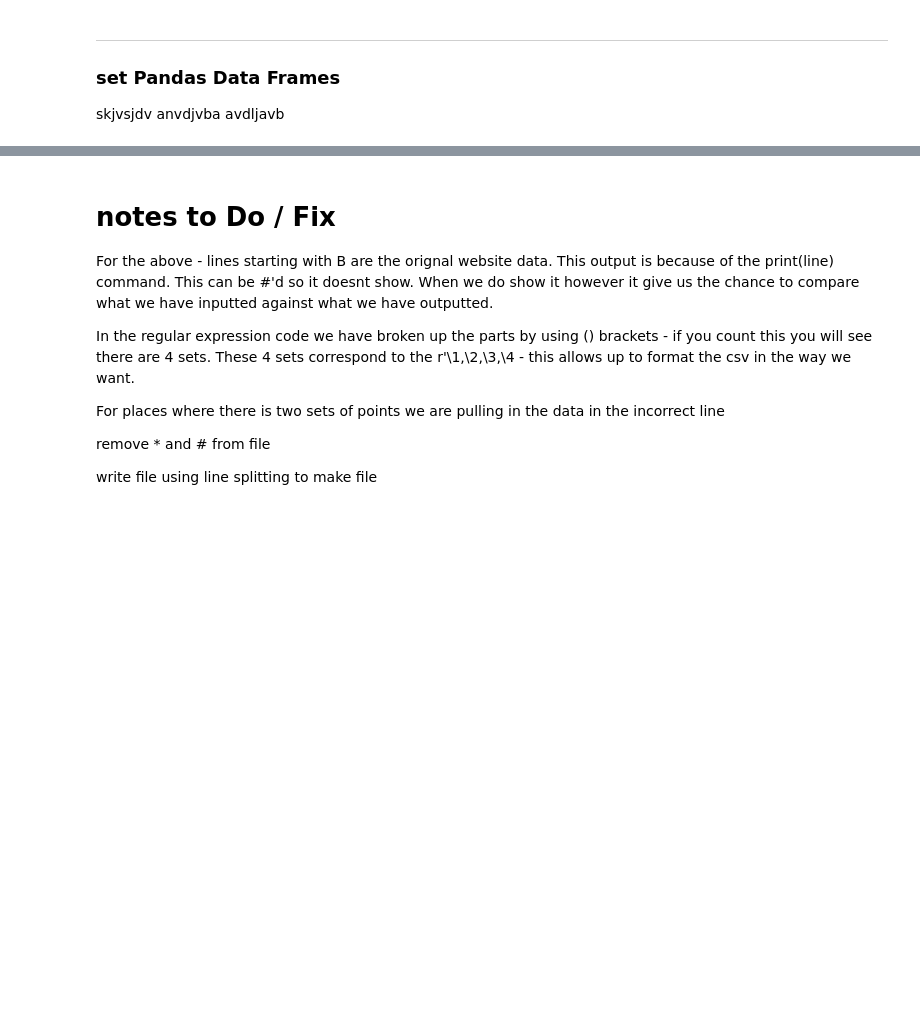
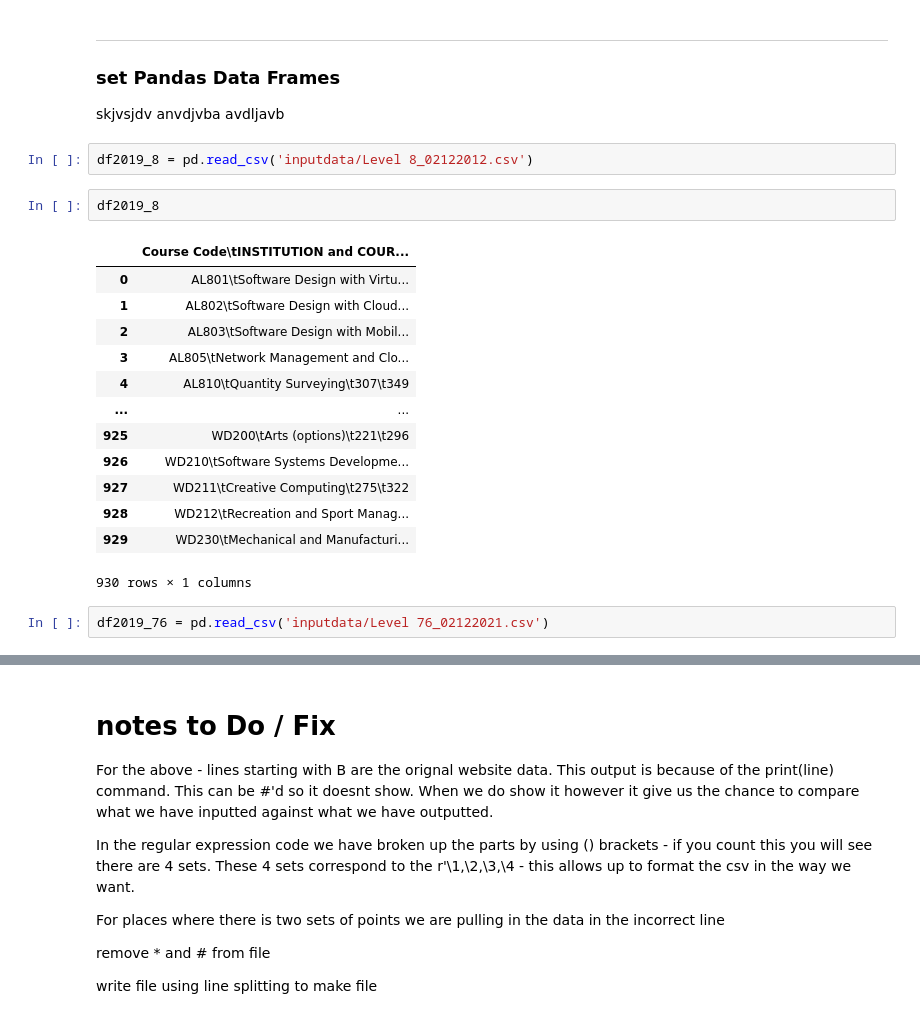
Before and after one commit to VCurry20/FDAProject2021, a Jupyter notebook: cao.ipynb, the cells around one changed output, grey strips where cells are left out. Drawn from its saved outputs; the diff is of its cells as text; blank space fills up the shorter version.

```diff
--- a/cao.ipynb
+++ b/cao.ipynb
@@ -486,3 +486,23 @@ Clear `
 skjvsjdv
 anvdjvba
 avdljavb
+# %%
+df2019_8 = pd.read_csv('inputdata/Level 8_02122012.csv')
+# %%
+df2019_8
+# %% [output]
+|  | Course Code\tINSTITUTION and COUR... |
+| 0 | AL801\tSoftware Design with Virtu... |
+| 1 | AL802\tSoftware Design with Cloud... |
+| 2 | AL803\tSoftware Design with Mobil... |
+| 3 | AL805\tNetwork Management and Clo... |
+| 4 | AL810\tQuantity Surveying\t307\t349 |
+| ... | ... |
+| 925 | WD200\tArts (options)\t221\t296 |
+| 926 | WD210\tSoftware Systems Developme... |
+| 927 | WD211\tCreative Computing\t275\t322 |
+| 928 | WD212\tRecreation and Sport Manag... |
+| 929 | WD230\tMechanical and Manufacturi... |
+930 rows × 1 columns
+# %%
+df2019_76 = pd.read_csv('inputdata/Level 76_02122021.csv')
```
Also changed, not shown: parts of 1 cell of this notebook, 5 other files.
